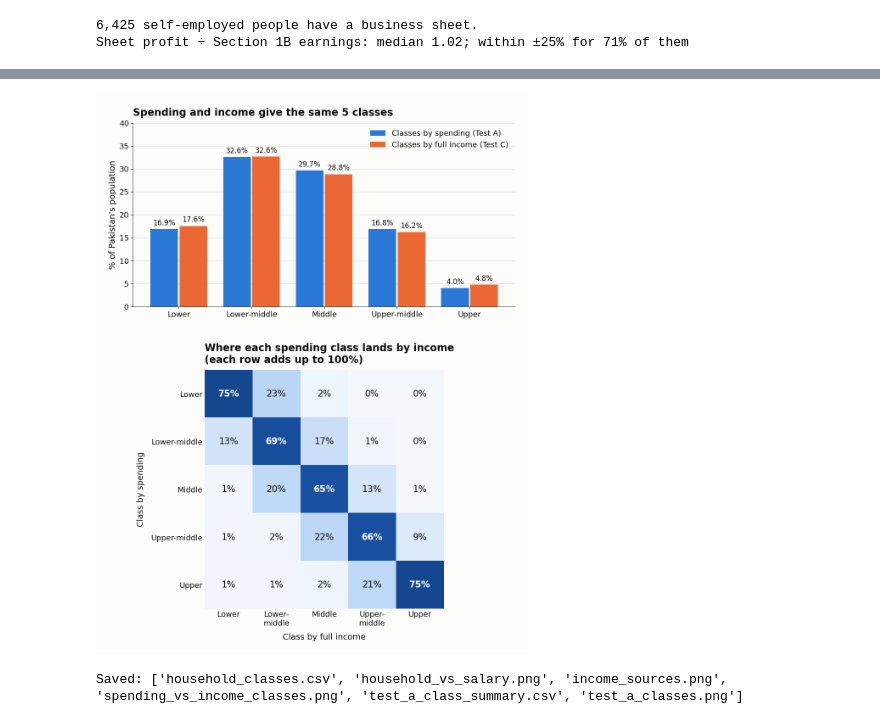
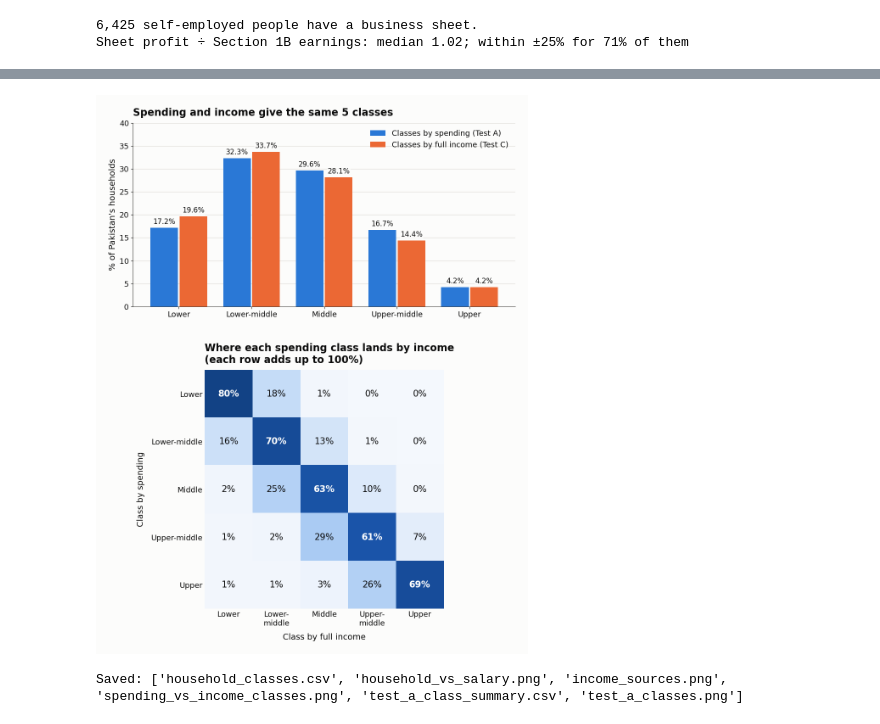
Before and after one commit to Khalid-Siddiqi/GUTECH-PSLM-Project, a Jupyter notebook: Khalid's Work/1_social_classes/social_classes_kmeans_knn.ipynb, the cells around one changed output, grey strips where cells are left out. Cells and saved outputs as stored; diff of their text form; code cells hidden in the pictures.

```diff
--- a/Khalid's Work/1_social_classes/social_classes_kmeans_knn.ipynb
+++ b/Khalid's Work/1_social_classes/social_classes_kmeans_knn.ipynb
@@ -178,6 +186,6 @@ This is what PBS does. Rank all **people** by spending per person and cut them i
 # %%
 order = hh.sort_values("per_person")
-cum_share = order.people_w.cumsum() / order.people_w.sum()
+cum_share = order.weight.cumsum() / order.weight.sum()
 hh.loc[order.index, "quintile"] = np.minimum(np.ceil(cum_share * 5), 5).astype(int)
 hh["quintile"] = hh.quintile.astype(int)
 
@@ -185,12 +193,12 @@ def summary(col):
     g = hh.groupby(col)
     return pd.DataFrame({
         "class": [CLASS_NAMES[k] for k in g.groups],
-        "% of people": g.people_w.sum() / hh.people_w.sum() * 100,
         "% of households": g.weight.sum() / hh.weight.sum() * 100,
+        "households (million)": g.weight.sum() / 1e6,
         "sample households": g.size(),
         "Rs/person/month from": g.per_person.min().round(0),
         "to": g.per_person.max().round(0),
-        "average Rs/person/month": g.apply(lambda d: wmean(d.per_person, d.people_w), include_groups=False).round(0),
+        "average Rs/person/month": g.apply(lambda d: wmean(d.per_person, d.weight), include_groups=False).round(0),
     })
 
 quintiles = summary("quintile")
@@ -243,25 +281,25 @@ seed 3: agreement with seed 42 (adjusted Rand index) = 0.995
 fig, axes = plt.subplots(2, 1, figsize=(10, 11))
 
 ax = axes[0]
-share = test_a["% of people"].to_numpy()
+share = test_a["% of households"].to_numpy()
 bars = ax.bar(test_a["class"], share, color=CLASS_COLORS, width=0.6)
 ax.set_ylim(0, 38)
 ax.axhline(20, color=INK_2, lw=1.3, ls="--", label="If the classes were quintiles (20% each)")
 label_bars(ax, bars, "{:.1f}%")
-style(ax, "% of Pakistan's population")
-ax.set_title("Share of people in each spending class")
+style(ax, "% of Pakistan's households")
+ax.set_title("Share of households in each spending class")
 ax.legend(frameon=False, loc="upper right")
 
 ax = axes[1]
 bins = np.logspace(np.log10(hh.per_person.min()), np.log10(hh.per_person.max()), 80)
 for k in range(1, 6):
     d = hh[hh.class_A == k]
-    ax.hist(d.per_person, bins=bins, weights=d.people_w / 1e6, color=CLASS_COLORS[k - 1], label=CLASS_NAMES[k])
+    ax.hist(d.per_person, bins=bins, weights=d.weight / 1e6, color=CLASS_COLORS[k - 1], label=CLASS_NAMES[k])
 ax.set_xscale("log")
 ticks = [2000, 5000, 10000, 20000, 50000, 100000, 200000, 500000]
 ax.set_xticks(ticks, [f"{t // 1000}k" for t in ticks]); ax.minorticks_off()
 ax.set_xlabel("Spending per person per month (Rs, log scale)")
-style(ax, "People (millions)")
+style(ax, "Households (millions)")
 ax.set_title("Where the K-means class boundaries fall")
 ax.legend(frameon=False, loc="upper right")
 
@@ -365,7 +403,7 @@ Now that Test A has given every household a class label, KNN has something to le
 High accuracy means the classes are not just arbitrary cuts of one number: households in the same class really do spend in similar ways.
 # %%
 X_tr, X_te, y_tr, y_te, w_tr, w_te = train_test_split(
-    Z, hh.class_A, hh.people_w, test_size=0.25, random_state=42, stratify=hh.class_A)
+    Z, hh.class_A, hh.weight, test_size=0.25, random_state=42, stratify=hh.class_A)
 
 results = {}
 for k in [5, 15, 25, 51]:
@@ -379,6 +417,6 @@ pred = knn.predict(X_te)
 conf = pd.crosstab(pd.Series(y_te.to_numpy(), name="true class"), pd.Series(pred, name="predicted"),
                    values=w_te.to_numpy(), aggfunc="sum", normalize="index") * 100
 conf.index = [CLASS_NAMES[k] for k in conf.index]; conf.columns = [CLASS_NAMES[k] for k in conf.columns]
-print(f"\nk = {best_k}. Rows: true class; values: % of that class's people predicted as each class")
+print(f"\nk = {best_k}. Rows: true class; values: % of that class's households predicted as each class")
 conf.round(0)
 # %% [output]
@@ -665,26 +703,28 @@ Same method as Test A, using full income per person instead of spending.
 A few households report almost no income: under-reporting is common in income surveys. On a log scale those values sit far away from everyone else and would capture whole clusters. So we **winsorize** before clustering: anyone below the 1st percentile (weighted) is raised to the 1st-percentile value.
 # %%
 srt = hh.sort_values("full_income_pp")
-p1 = srt.full_income_pp[(srt.people_w.cumsum() / srt.people_w.sum()) >= 0.01].iloc[0]
+p1 = srt.full_income_pp[(srt.weight.cumsum() / srt.weight.sum()) >= 0.01].iloc[0]
 X_income = np.log(hh[["full_income_pp"]].clip(lower=p1).to_numpy())
 print(f"1st percentile of full income per person: Rs {p1:,.0f}")
 
-hh["class_C"] = kmeans_classes(X_income, hh.people_w)
+hh["class_C"], centres_C = kmeans_fit(X_income, hh.weight)
 g = hh.groupby("class_C")
 test_c = pd.DataFrame({
     "class": [CLASS_NAMES[k] for k in g.groups],
-    "% of people (by INCOME)": g.people_w.sum() / hh.people_w.sum() * 100,
+    "% of households (by INCOME)": g.weight.sum() / hh.weight.sum() * 100,
     "income per person from (Rs)": g.full_income_pp.min().round(0),
     "to": g.full_income_pp.max().round(0),
 })
-test_c["% of people (by SPENDING, Test A)"] = test_a["% of people"].to_numpy()
+test_c["% of households (by SPENDING, Test A)"] = test_a["% of households"].to_numpy()
 display(test_c)
+print("Test C cut points (full income per person per month, after raising the bottom 1% to the 1st percentile):")
+display(cut_table(centres_C, hh.full_income_pp.clip(lower=p1).to_numpy(), hh.class_C.to_numpy()))
 
-agree = pd.crosstab(hh.class_A, hh.class_C, values=hh.people_w, aggfunc="sum", normalize="index") * 100
+agree = pd.crosstab(hh.class_A, hh.class_C, values=hh.weight, aggfunc="sum", normalize="index") * 100
 agree.index = [f"spending: {CLASS_NAMES[k]}" for k in agree.index]
 agree.columns = [f"income: {CLASS_NAMES[k]}" for k in agree.columns]
 display(agree.round(0))
-same = (hh.people_w * (hh.class_A == hh.class_C)).sum() / hh.people_w.sum() * 100
-near = (hh.people_w * ((hh.class_A - hh.class_C).abs() <= 1)).sum() / hh.people_w.sum() * 100
-print(f"Same class by income and by spending: {same:.0f}% of people; same or next-door class: {near:.0f}%")
+same = (hh.weight * (hh.class_A == hh.class_C)).sum() / hh.weight.sum() * 100
+near = (hh.weight * ((hh.class_A - hh.class_C).abs() <= 1)).sum() / hh.weight.sum() * 100
+print(f"Same class by income and by spending: {same:.0f}% of households; same or next-door class: {near:.0f}%")
 # %% [output]
@@ -707,37 +755,37 @@ Same class by income and by spending: 68% of people; same or next-door class: 98
 from matplotlib.colors import LinearSegmentedColormap
 fig, axes = plt.subplots(2, 1, figsize=(10, 13), gridspec_kw={"height_ratios": [1, 1.3]})
 
 ax = axes[0]
 bw = 0.38
-b1 = ax.bar(XPOS - bw / 2 - 0.01, test_c["% of people (by SPENDING, Test A)"], bw, color=SERIES[0], label="Classes by spending (Test A)")
-b2 = ax.bar(XPOS + bw / 2 + 0.01, test_c["% of people (by INCOME)"], bw, color=SERIES[1], label="Classes by full income (Test C)")
+b1 = ax.bar(XPOS - bw / 2 - 0.01, test_c["% of households (by SPENDING, Test A)"], bw, color=SERIES[0], label="Classes by spending (Test A)")
+b2 = ax.bar(XPOS + bw / 2 + 0.01, test_c["% of households (by INCOME)"], bw, color=SERIES[1], label="Classes by full income (Test C)")
 ax.set_ylim(0, 40)
 label_bars(ax, b1, "{:.1f}%"); label_bars(ax, b2, "{:.1f}%")
 ax.set_xticks(XPOS, NAMES)
-style(ax, "% of Pakistan's population")
+style(ax, "% of Pakistan's households")
 ax.set_title("Spending and income give the same 5 classes")
 ax.legend(frameon=False, loc="upper right")
 
 ax = axes[1]
 blues = LinearSegmentedColormap.from_list("blues", [(0, "#f4f8fd"), (0.35, "#9cc3f2"), (0.55, "#1d5bb5"), (1, "#0b2f61")])
 m = agree.to_numpy()
 ax.imshow(m, cmap=blues, vmin=0, vmax=100)
 for i in range(5):
     for j in range(5):
         ax.text(j, i, f"{m[i, j]:.0f}%", ha="center", va="center", fontsize=15,
                 fontweight="bold" if i == j else "normal", color=text_colour_on(blues(m[i, j] / 100)))
 wrapped = [n.replace("-", "-\n") for n in NAMES]
 ax.set_xticks(range(5), wrapped)
 ax.set_yticks(range(5), NAMES)
 ax.tick_params(length=0)
 ax.set_xlabel("Class by full income", labelpad=10)
 ax.set_ylabel("Class by spending", labelpad=10)
 ax.set_title("Where each spending class lands by income\n(each row adds up to 100%)")
 for side in ax.spines.values(): side.set_visible(False)
 
 plt.tight_layout(h_pad=3); plt.savefig(OUT + "spending_vs_income_classes.png"); plt.show()
 # %% [output]
-[figure, old version]
+[figure, new version]
 # %%
 keep = ["hhcode", "prcode", "province", "region", "hhsize", "weight", "people_w",
         "monthly_total", "per_person", "income_month", "earners", "income_per_person",
```
Also changed, not shown: parts of 22 cells of this notebook, 23 other files.
